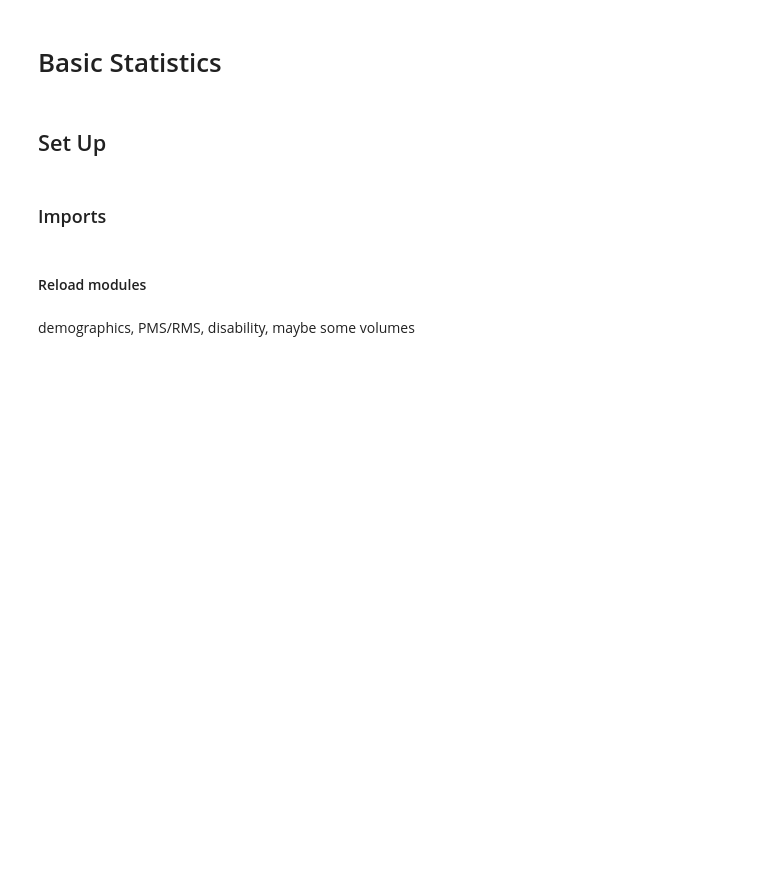
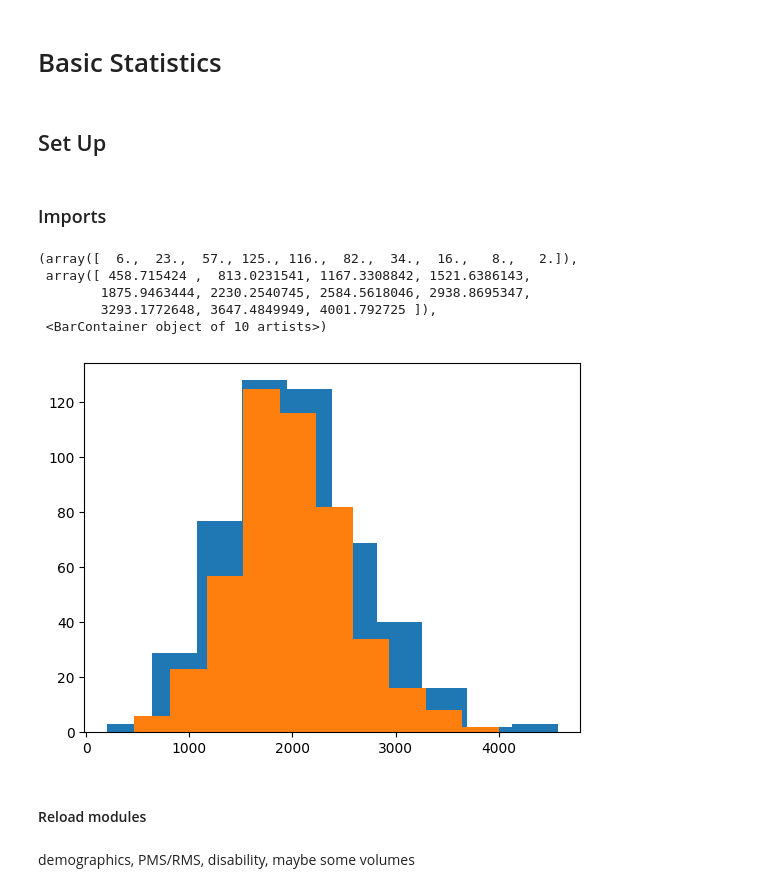
Before and after one commit to srs328/ms_mri, a Jupyter notebook: analysis/thalamus/results/0-Basic_statistics.ipynb, the cells around one changed output. Drawn from its saved outputs; the diff is of its cells as text; code cells hidden in the pictures; blank space fills up the shorter version.

Commit message:
new analysis

```diff
--- a/analysis/thalamus/results/0-Basic_statistics.ipynb
+++ b/analysis/thalamus/results/0-Basic_statistics.ipynb
@@ -44,6 +44,20 @@ import regression_utils as regutils
 import my_namespace
 from collections import defaultdict
 import pingouin as pg
+# %%
+t1_data = pd.read_csv("/home/srs-9/Projects/ms_mri/analysis/paper1/data0/t1_data_full.csv", index_col='subid')
+flair_data = pd.read_csv("/home/srs-9/Projects/ms_mri/analysis/paper1/data0/flair_data_full.csv", index_col="subid")
+t1_flair_data = pd.read_csv("/home/srs-9/Projects/ms_mri/analysis/paper1/data0/t1_flair_data_full.csv", index_col="subid")
+# %%
+plt.hist(t1_data.choroid_volume)
+plt.hist(flair_data.choroid_volume)
+# %% [output]
+(array([  6.,  23.,  57., 125., 116.,  82.,  34.,  16.,   8.,   2.]),
+ array([ 458.715424 ,  813.0231541, 1167.3308842, 1521.6386143,
+        1875.9463444, 2230.2540745, 2584.5618046, 2938.8695347,
+        3293.1772648, 3647.4849949, 4001.792725 ]),
+ <BarContainer object of 10 artists>)
+[figure, added]
 # %% [markdown]
 #### Reload modules
 # %% [markdown]
```
Also changed, not shown: 4 other files.
